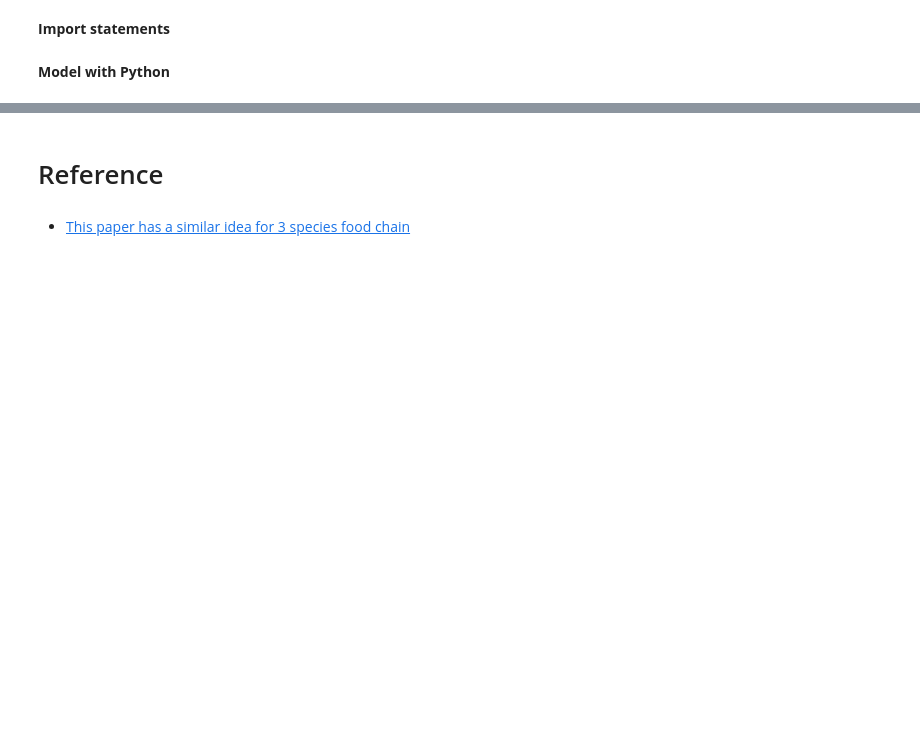
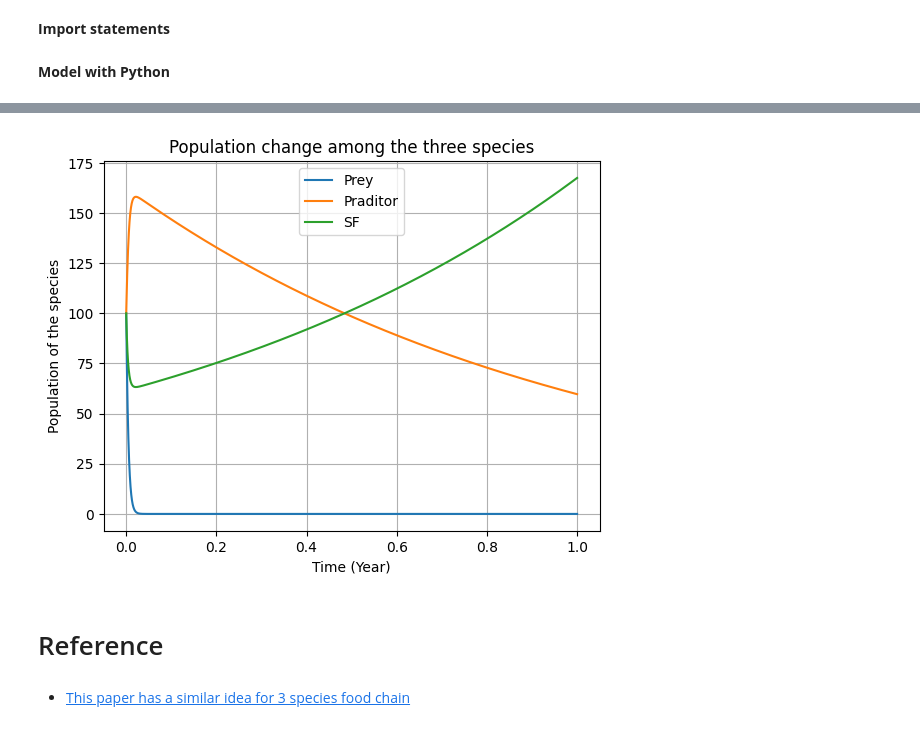
Before and after one commit to tusm06/MATH461_Unit01, a Jupyter notebook: main.ipynb, the cells around one changed output, grey strips where cells are left out. Saved outputs shown, nothing was run; the diff lists cells and outputs as text; code cells hidden in the pictures; blank space fills up the shorter version.

```diff
--- a/main.ipynb
+++ b/main.ipynb
@@ -193,3 +193,15 @@ plt.show()
+# %%
+plt.plot(t, u[:, 0])
+plt.plot(t, u[:, 1])
+plt.plot(t, u[:, 2])
+plt.legend(['Prey', 'Praditor', "SF"])
+plt.xlabel("Time (Year)")
+plt.ylabel("Population of the species")
+plt.title("Population change among the three species")
+plt.grid()
+plt.show()
+# %% [output]
+[figure, added]
 # %% [markdown]
 # Reference
 # %% [markdown]
```
Also changed, not shown: parts of 1 cell of this notebook.
